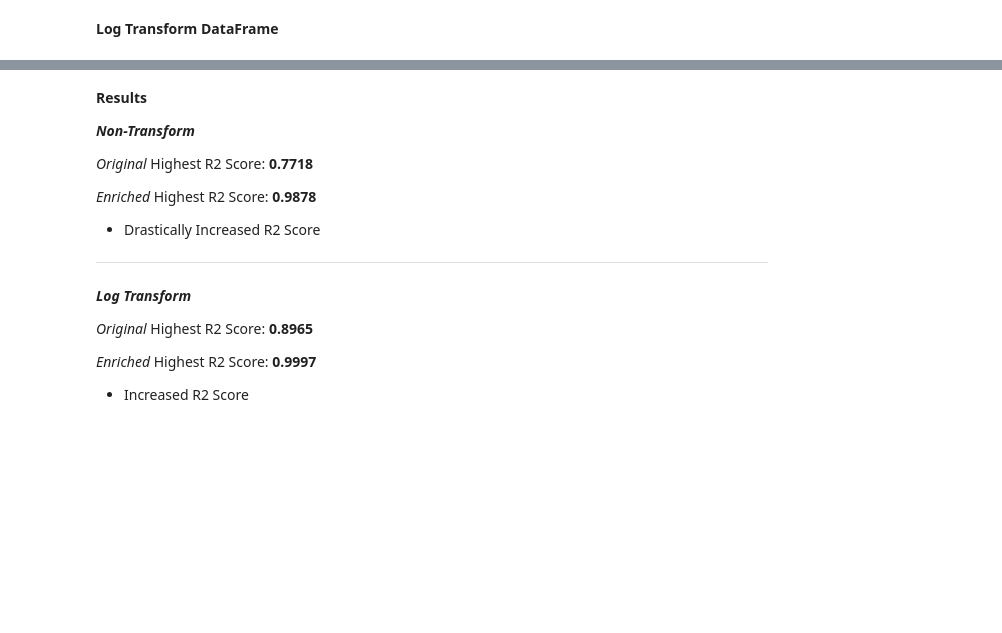
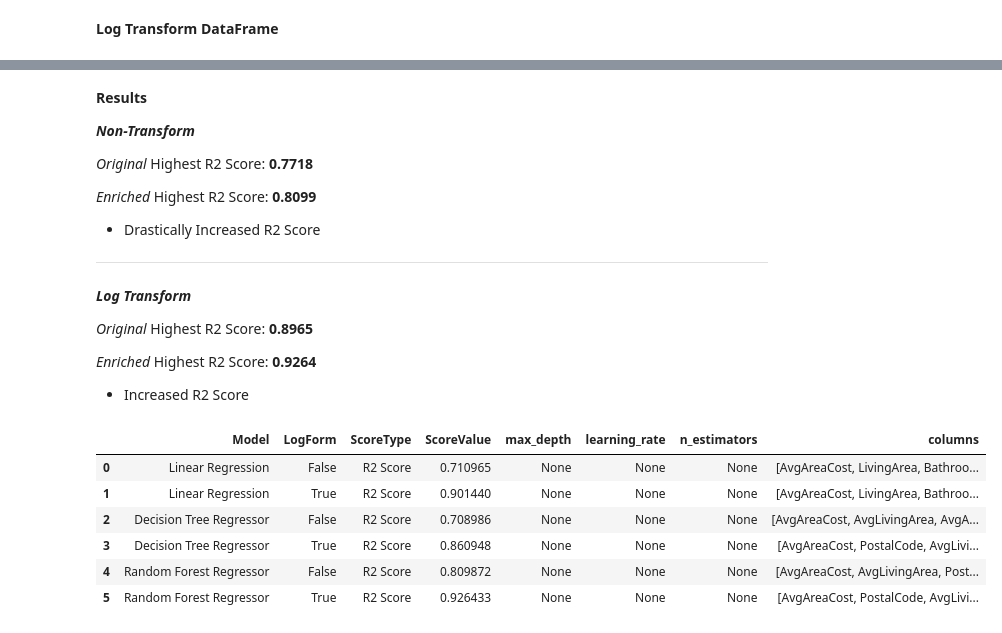
Before and after one commit to MaverickD-W/IDX_DS2026, a Jupyter notebook: Weeks 5 & 6/04_model_comparison.ipynb, the cells around one changed output, grey strips where cells are left out. Drawn from its saved outputs; the diff is of its cells as text; code cells hidden in the pictures; blank space fills up the shorter version.

```diff
--- a/Weeks 5 & 6/04_model_comparison.ipynb
+++ b/Weeks 5 & 6/04_model_comparison.ipynb
@@ -678,7 +683,7 @@ Correlation of ['BedroomsTotal/ClosePrice', 'AvgAreaCost', 'PostalCode', 'AvgLiv
 
 *Original* Highest R2 Score:  **0.7718**
 
-*Enriched* Highest R2 Score:  **0.9878**
+*Enriched* Highest R2 Score:  **0.8099**
 
  *  Drastically Increased R2 Score
 
@@ -687,10 +692,19 @@ Correlation of ['BedroomsTotal/ClosePrice', 'AvgAreaCost', 'PostalCode', 'AvgLiv
 
 *Original* Highest R2 Score:  **0.8965**
 
-*Enriched* Highest R2 Score:  **0.9997**
+*Enriched* Highest R2 Score:  **0.9264**
 
  *  Increased R2 Score
 # %%
 reg_df = pd.DataFrame(regs)
+reg_df
+# %% [output]
+|  | Model | LogForm | ScoreType | ScoreValue | max_depth | learning_rate | n_estimators | columns |
+| 0 | Linear Regression | False | R2 Score | 0.710965 | None | None | None | [AvgAreaCost, LivingArea, Bathroo... |
+| 1 | Linear Regression | True | R2 Score | 0.901440 | None | None | None | [AvgAreaCost, LivingArea, Bathroo... |
+| 2 | Decision Tree Regressor | False | R2 Score | 0.708986 | None | None | None | [AvgAreaCost, AvgLivingArea, AvgA... |
+| 3 | Decision Tree Regressor | True | R2 Score | 0.860948 | None | None | None | [AvgAreaCost, PostalCode, AvgLivi... |
+| 4 | Random Forest Regressor | False | R2 Score | 0.809872 | None | None | None | [AvgAreaCost, AvgLivingArea, Post... |
+| 5 | Random Forest Regressor | True | R2 Score | 0.926433 | None | None | None | [AvgAreaCost, PostalCode, AvgLivi... |
 # %%
 save_csv(reg_df, "regression_r2s.csv")
```
Also changed, not shown: parts of 12 cells of this notebook, 11 other files.
